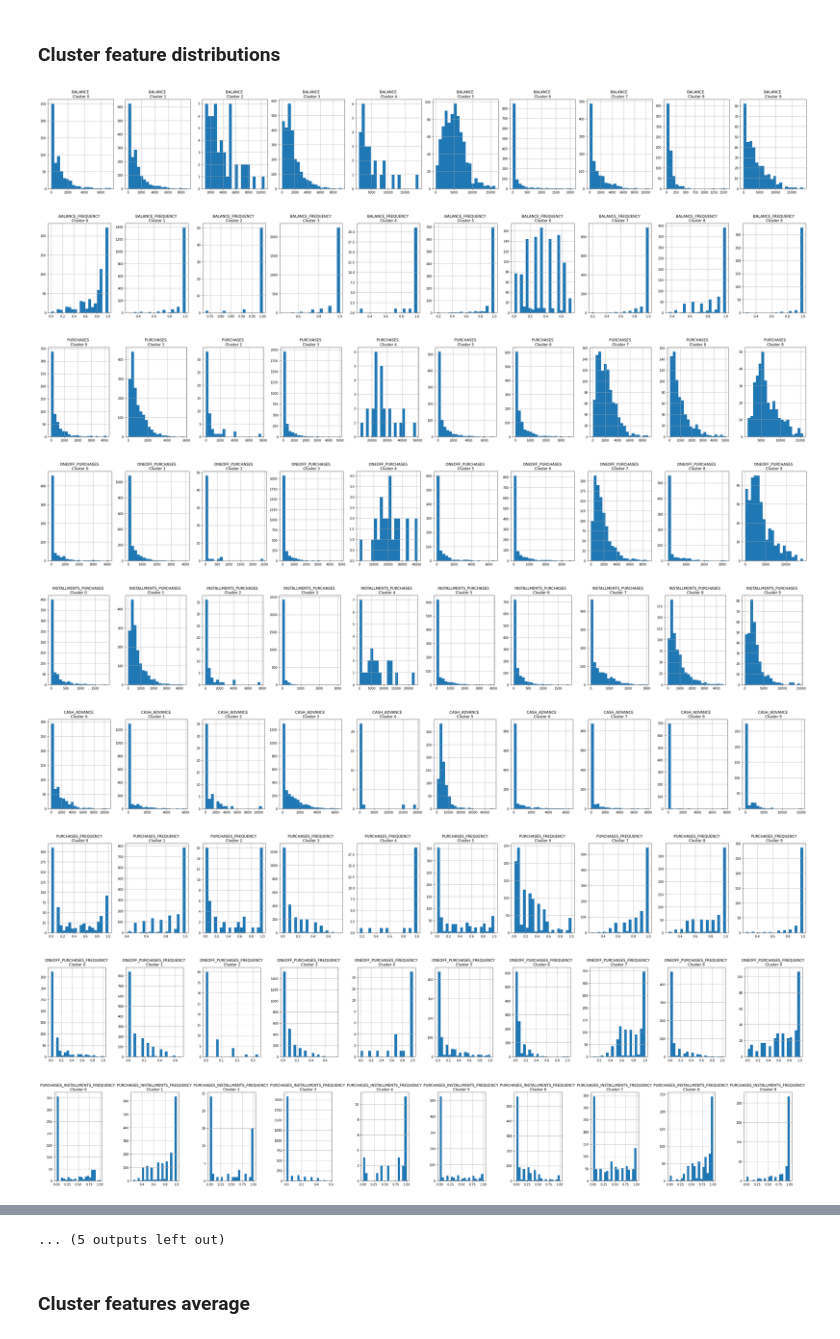
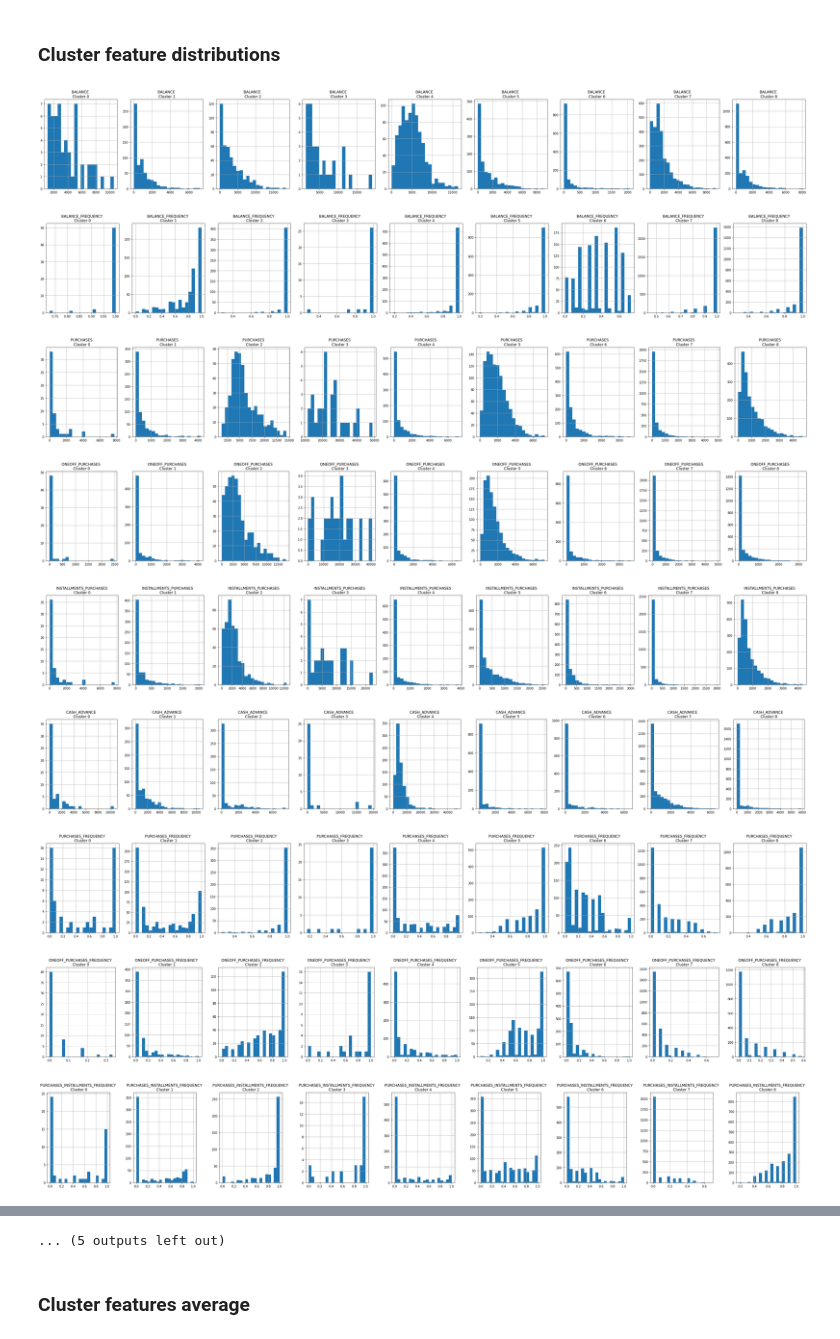
Before and after one commit to hagijakobson/customer-segmentation, a Jupyter notebook: customer_segmentation.ipynb, the cells around one changed output, grey strips where cells are left out. Drawn from its saved outputs; the diff is of its cells as text; code cells hidden in the pictures.

```diff
--- a/customer_segmentation.ipynb
+++ b/customer_segmentation.ipynb
@@ -259,7 +261,7 @@ plt.ylabel('WCSS');
 # %% [markdown]
 ### K-means
 # %%
-kmeans = KMeans(n_clusters=10)
+kmeans = KMeans(n_clusters=9)
 kmeans.fit(creditcard_df_scaled)
 labels = kmeans.labels_
 # %%
@@ -304,20 +305,20 @@ creditcard_df_cluster.head()
 # %%
 for i in creditcard_df.columns:
     plt.figure(figsize=(35,5))
-    for j in range(10):
-        plt.subplot(1, 10, j + 1)
+    for j in range(9):
+        plt.subplot(1, 9, j + 1)
         cluster = creditcard_df_cluster[creditcard_df_cluster['cluster'] == j]
         cluster[i].hist(bins = 20)
         plt.title('{} \nCluster {}'.format(i, j))
     plt.tight_layout();
     plt.show()
 # %% [output]
-[figure, old version]
+[figure, new version]
-[figure, old version]
+[figure, new version]
-[figure, old version]
+[figure, new version]
-[figure, old version]
+[figure, new version]
-[figure, old version]
+[figure, new version]
-[figure, old version]
+[figure, new version]
-[figure, old version]
+[figure, new version]
-[figure, old version]
+[figure, new version]
-[figure, old version]
+[figure, new version]
```
Also changed, not shown: parts of 38 cells of this notebook.
